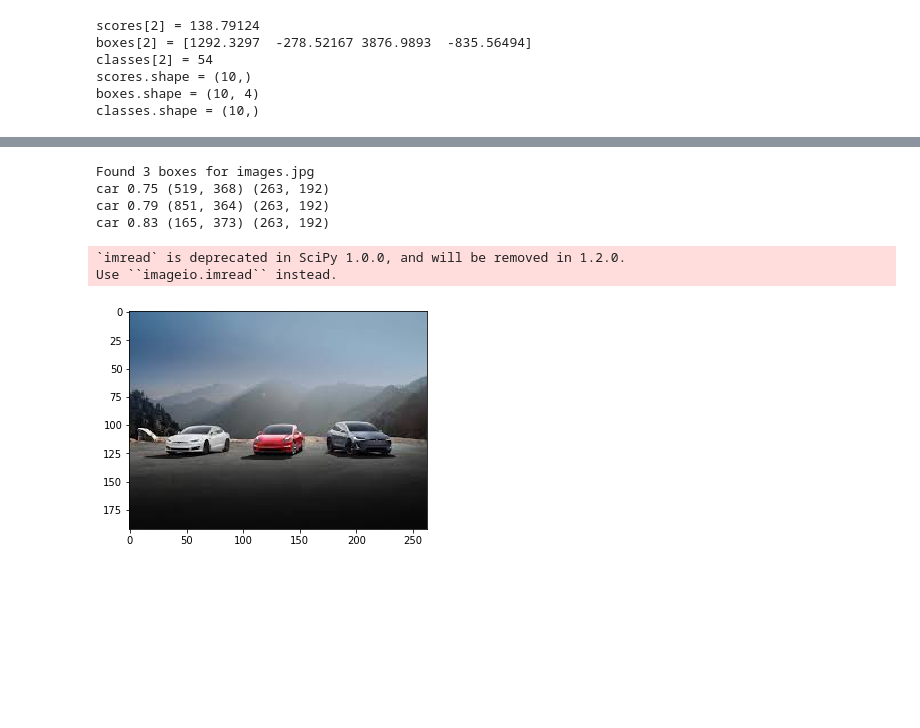
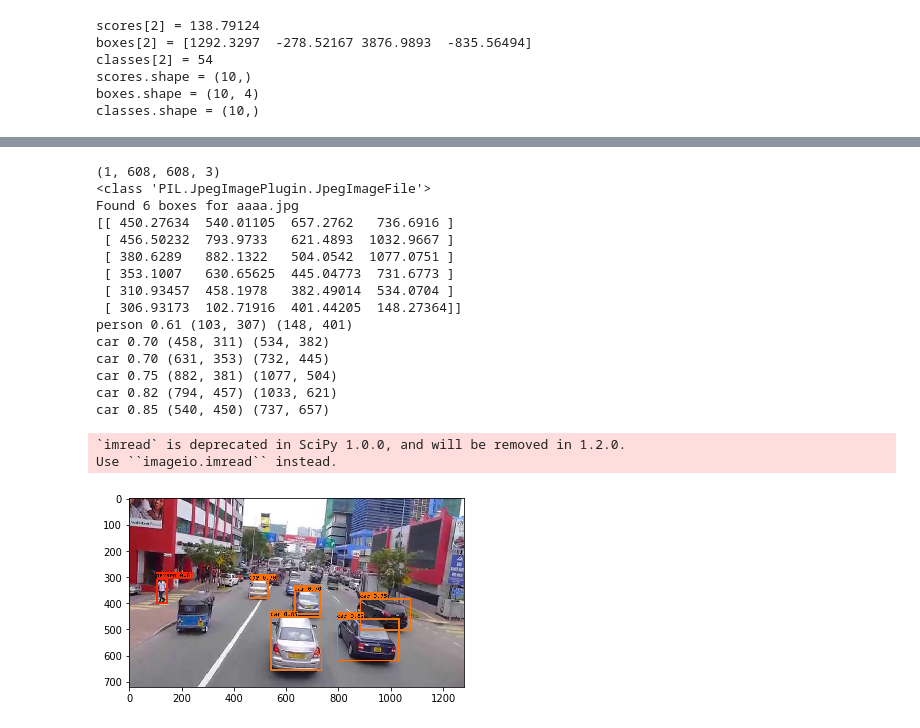
Before and after one commit to shivampip/BasicObjectDetection, a Jupyter notebook: ShivYOLO.ipynb, the cells around one changed output, grey strips where cells are left out. Saved outputs shown, nothing was run; the diff lists cells and outputs as text; code cells hidden in the pictures; blank space fills up the shorter version.

Commit message:
Test image box issue solved

```diff
--- a/ShivYOLO.ipynb
+++ b/ShivYOLO.ipynb
@@ -287,17 +289,33 @@ def predict(sess, image_file):
     Note: "None" actually represents the number of predicted boxes, it varies between 0 and max_boxes.
     """
 
+    from PIL import Image
+    image = Image.open("images/" + image_file)
+    out= image.resize((1280, 720),Image.ANTIALIAS)
+    out.save("images/temp.jpg")
+
+
     # Preprocess your image
-    image, image_data = preprocess_image("images/" + image_file, model_image_size = (608, 608))
+    #image, image_data = preprocess_image("images/" + image_file, model_image_size = (608, 608))
+    image, image_data = preprocess_image("images/temp.jpg", model_image_size = (608, 608))
 
     # Run the session with the correct tensors and choose the correct placeholders in the feed_dict.
     # You'll need to use feed_dict={yolo_model.input: ... , K.learning_phase(): 0})
     ### START CODE HERE ### (≈ 1 line)
+    print(image_data.shape)
+    ## Resize image
+
+
+    print(type(image))
+
     out_scores, out_boxes, out_classes = sess.run([scores, boxes, classes], feed_dict={yolo_model.input: image_data, K.learning_phase(): 0})
     ### END CODE HERE ###
 
     # Print predictions info
     print('Found {} boxes for {}'.format(len(out_boxes), image_file))
+
+    print(out_boxes)
+
     # Generate colors for drawing bounding boxes.
     colors = generate_colors(class_names)
     # Draw bounding boxes on the image file
@@ -310,12 +328,23 @@ def predict(sess, image_file):
 
     return out_scores, out_boxes, out_classes
 # %%
-out_scores, out_boxes, out_classes = predict(sess, "images.jpg")
+out_scores, out_boxes, out_classes = predict(sess, "aaaa.jpg")
 # %% [output]
-Found 3 boxes for images.jpg
-car 0.75 (519, 368) (263, 192)
-car 0.79 (851, 364) (263, 192)
-car 0.83 (165, 373) (263, 192)
+(1, 608, 608, 3)
+<class 'PIL.JpegImagePlugin.JpegImageFile'>
+Found 6 boxes for aaaa.jpg
+[[ 450.27634  540.01105  657.2762   736.6916 ]
+ [ 456.50232  793.9733   621.4893  1032.9667 ]
+ [ 380.6289   882.1322   504.0542  1077.0751 ]
+ [ 353.1007   630.65625  445.04773  731.6773 ]
+ [ 310.93457  458.1978   382.49014  534.0704 ]
+ [ 306.93173  102.71916  401.44205  148.27364]]
+person 0.61 (103, 307) (148, 401)
+car 0.70 (458, 311) (534, 382)
+car 0.70 (631, 353) (732, 445)
+car 0.75 (882, 381) (1077, 504)
+car 0.82 (794, 457) (1033, 621)
+car 0.85 (540, 450) (737, 657)
 `imread` is deprecated in SciPy 1.0.0, and will be removed in 1.2.0.
 Use ``imageio.imread`` instead.
-[figure, old version]
+[figure, new version]
```
Also changed, not shown: parts of 2 cells of this notebook, 5 other files.
